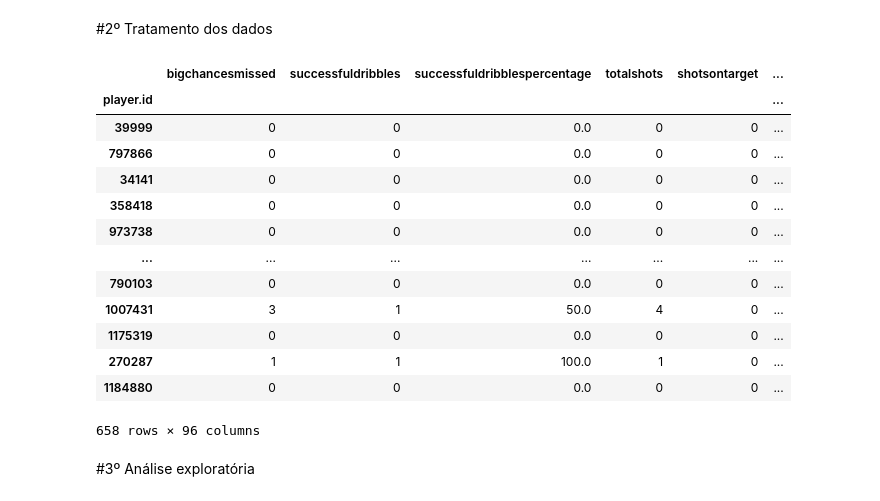
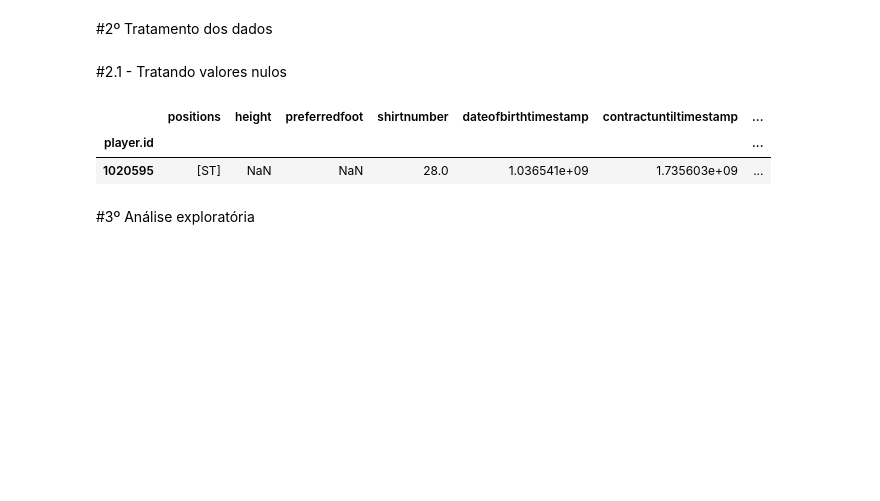
Before and after one commit to tiagosilveiraa/portifoliods, a Jupyter notebook: Recomendação_de_Jogadores.ipynb, the cells around one changed output. Saved outputs shown, nothing was run; the diff lists cells and outputs as text; code cells hidden in the pictures; blank space fills up the shorter version.

```diff
--- a/Recomendação_de_Jogadores.ipynb
+++ b/Recomendação_de_Jogadores.ipynb
@@ -194,26 +192,13 @@ players
+# %%
+df_players = merged_data.merge(players, on='player.id')
 # %%
 #colocando todas as colunas em minusculo
-players = players.rename(str.lower,axis='columns')
+df_players = df_players.rename(str.lower,axis='columns')
 # %%
 #Só quero players que estiveram em alguma partida na temporada
-players = players[players['appearances'] >0]
+df_players = df_players[df_players['appearances'] >0]
 # %%
 #Alterando o indice para o player.id
-players.set_index('player.id', inplace = True)
+df_players.set_index('player.id', inplace = True)
-# %%
-players
-# %% [output]
-|  | bigchancesmissed | successfuldribbles | successfuldribblespercentage | totalshots | shotsontarget | ... |
-| player.id |  |  |  |  |  | ... |
-| 39999 | 0 | 0 | 0.0 | 0 | 0 | ... |
-| 797866 | 0 | 0 | 0.0 | 0 | 0 | ... |
-| 34141 | 0 | 0 | 0.0 | 0 | 0 | ... |
-| 358418 | 0 | 0 | 0.0 | 0 | 0 | ... |
-| 973738 | 0 | 0 | 0.0 | 0 | 0 | ... |
-| ... | ... | ... | ... | ... | ... | ... |
-| 790103 | 0 | 0 | 0.0 | 0 | 0 | ... |
-| 1007431 | 3 | 1 | 50.0 | 4 | 0 | ... |
-| 1175319 | 0 | 0 | 0.0 | 0 | 0 | ... |
-| 270287 | 1 | 1 | 100.0 | 1 | 0 | ... |
-| 1184880 | 0 | 0 | 0.0 | 0 | 0 | ... |
-658 rows × 96 columns
+# %% [markdown]
+#2.1 - Tratando valores nulos
@@ -220,3 +207,9 @@ players
+# %%
+df_players[df_players['height'].isna()]
+# %% [output]
+|  | positions | height | preferredfoot | shirtnumber | dateofbirthtimestamp | contractuntiltimestamp | ... |
+| player.id |  |  |  |  |  |  | ... |
+| 1020595 | [ST] | NaN | NaN | 28.0 | 1.036541e+09 | 1.735603e+09 | ... |
 # %% [markdown]
 #3º Análise exploratória
 # %% [markdown]
```
Also changed, not shown: parts of 18 cells of this notebook.
